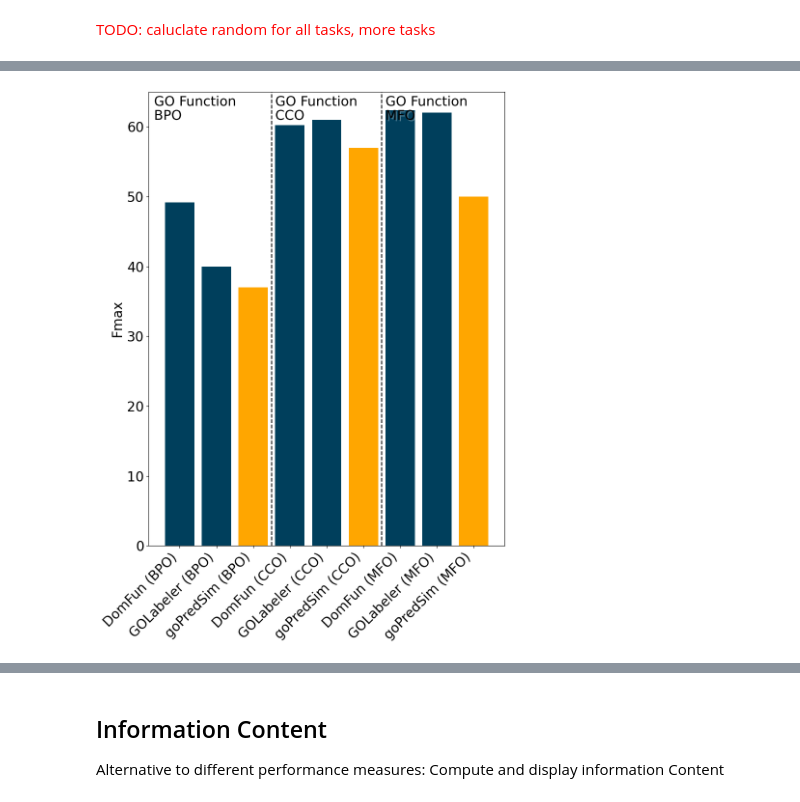
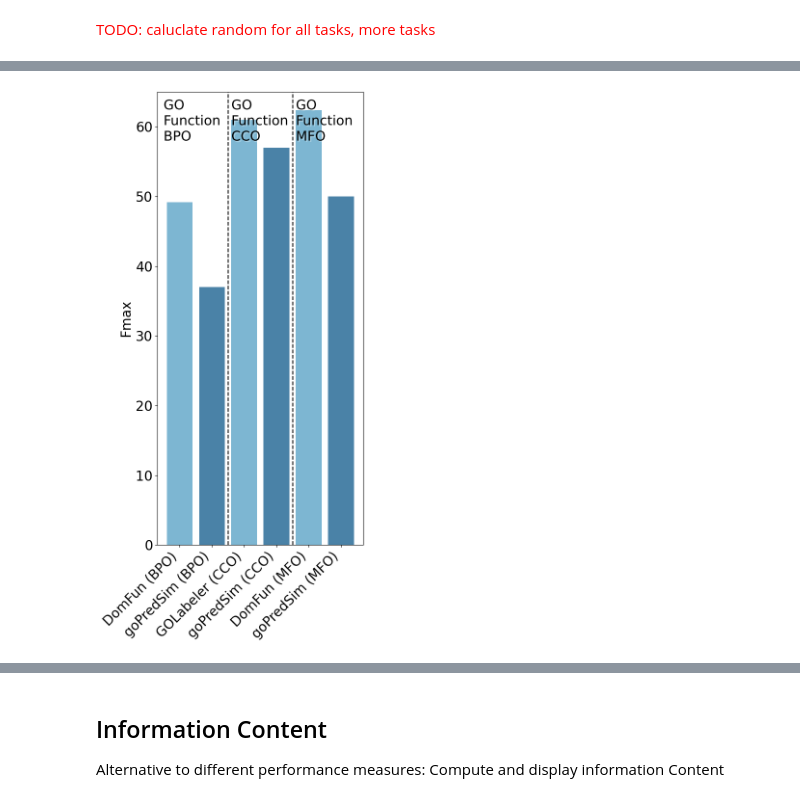
Before and after one commit to erckert/EV-embeddings-figures, a Jupyter notebook: visualizeResults.ipynb, the cells around one changed output, grey strips where cells are left out. Saved outputs shown, nothing was run; the diff lists cells and outputs as text; code cells hidden in the pictures.

```diff
--- a/visualizeResults.ipynb
+++ b/visualizeResults.ipynb
@@ -56,6 +71,7 @@ df_models
 # %%
-df_models_sorted = df_models.sort_values(by=['Prediction type', 'Embedding based', 'Method'])
-df_models_sorted_no_nan = df_models_sorted.dropna()
+df_models_sorted = df_models.sort_values(by=['Prediction type','Performance Measure', 'Embedding based','Performance', 'Method'])
+df_models_sorted_no_nan_all = df_models_sorted.dropna()
+df_models_sorted_no_nan = select_top_performances(df_models_sorted_no_nan_all)
 
 grouped_mcc_labels = df_models_sorted_no_nan[df_models_sorted_no_nan['Performance Measure'].str.contains("MCC")]['Method']
 grouped_qx_labels = df_models_sorted_no_nan[df_models_sorted_no_nan['Performance Measure'].str.contains("Q")]['Method']
@@ -220,6 +249,9 @@ plt.show()
 # Plot SOTA with Evolutionary Information vs. Embeddings
 # %% [markdown]
 <span style="color:red">TODO: caluclate random for all tasks, more tasks</span>
+# %%
+def color_assignment(embedding_based_list):
+    return ['#7db6d2' if int(entry)==0 else ("#4a82a7" if int(entry)==1 else '#b5ecff') for entry in embedding_based_list]
 # %%
 plt.rcParams['font.size'] = '20'
 
@@ -241,0 +272,16 @@ fig1.tight_layout()
+# %%
+plt.rcParams['font.size'] = '20'
+
+fig1_h, ((ax1_h)) = plt.subplots(1,1, figsize=(12,8))
+ax1_h.barh(grouped_mcc_labels, [float(entry) for entry in mcc], color=color_assignment(mcc_is_embedding_based))
+ax1_h.set_yticklabels(grouped_mcc_labels)
+ax1_h.set_xlabel("MCC")
+ax1_h.set_xlim(right=1, left=0)
+ax1_h.set_ylim(top=7.5, bottom=-0.6)
+ax1_h.annotate('CATH',xy=(0.89, 7.1))
+ax1_h.annotate('effect',xy=(0.88, 4.1))
+ax1_h.annotate('signal peptide',xy=(0.71, 1.1))
+ax1_h.axhline(y=[4.5],  color='black', ls='--')
+ax1_h.axhline(y=[1.5],  color='black', ls='--')
+
+fig1_h.tight_layout()
@@ -319,19 +453,16 @@ fig6.tight_layout()
 # %%
-fig7, ((ax7)) = plt.subplots(1,1, figsize=(9,12))
+fig7, ((ax7)) = plt.subplots(1,1, figsize=(6,12))
 
-ax7.bar(grouped_fmax_labels, [float(entry) for entry in fmax], color=['#003f5c' if entry==0 else ("#ffa600" if entry==1 else '#bc5090') for entry in fmax_is_embedding_based])
-ax7.set_xticklabels(grouped_fmax_labels, rotation=45, ha='right')
+ax7.bar(grouped_fmax_labels[::-1], [float(entry) for entry in fmax][::-1], color=color_assignment(fmax_is_embedding_based[::-1]))
+ax7.set_xticklabels(grouped_fmax_labels[::-1], rotation=45, ha='right')
 ax7.set_ylabel("Fmax")
 ax7.set_ylim(top=65)
-ax7.annotate('GO Function',xy=(-0.7, 63), path_effects=[path_effects.withSimplePatchShadow(shadow_rgbFace='white')])
-ax7.annotate('BPO',xy=(-0.7, 61), path_effects=[path_effects.withSimplePatchShadow(shadow_rgbFace='white')])
-ax7.annotate('GO Function',xy=(2.6, 63), path_effects=[path_effects.withSimplePatchShadow(shadow_rgbFace='white')])
-ax7.annotate('CCO',xy=(2.6, 61), path_effects=[path_effects.withSimplePatchShadow(shadow_rgbFace='white')])
-ax7.annotate('GO Function',xy=(5.6, 63), path_effects=[path_effects.withSimplePatchShadow(shadow_rgbFace='white')])
-ax7.annotate('MFO',xy=(5.6, 61), path_effects=[path_effects.withSimplePatchShadow(shadow_rgbFace='white')])
-ax7.axvline(x=[2.5],  color='black', ls='--')
-ax7.axvline(x=[5.5],  color='black', ls='--')
+ax7.annotate('GO \nFunction \nBPO',xy=(-0.5, 58), path_effects=[path_effects.withSimplePatchShadow(shadow_rgbFace='white')])
+ax7.annotate('GO \nFunction \nCCO',xy=(1.6, 58), path_effects=[path_effects.withSimplePatchShadow(shadow_rgbFace='white')])
+ax7.annotate('GO \nFunction \nMFO',xy=(3.6, 58), path_effects=[path_effects.withSimplePatchShadow(shadow_rgbFace='white')])
+ax7.axvline(x=[1.5],  color='black', ls='--')
+ax7.axvline(x=[3.5],  color='black', ls='--')
 
 fig7.tight_layout()
 # %% [output]
-[figure, old version]
+[figure, new version]
```
Also changed, not shown: parts of 25 cells of this notebook, 1 other file.
